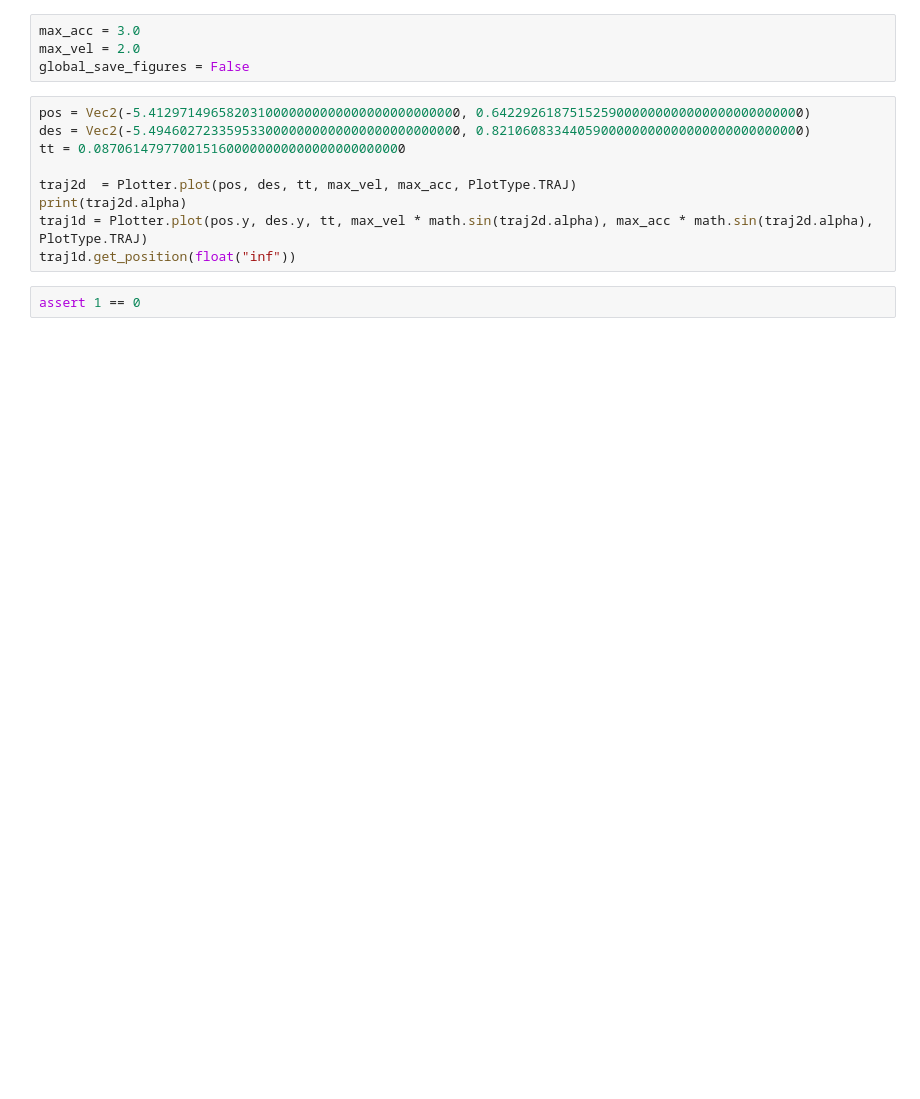
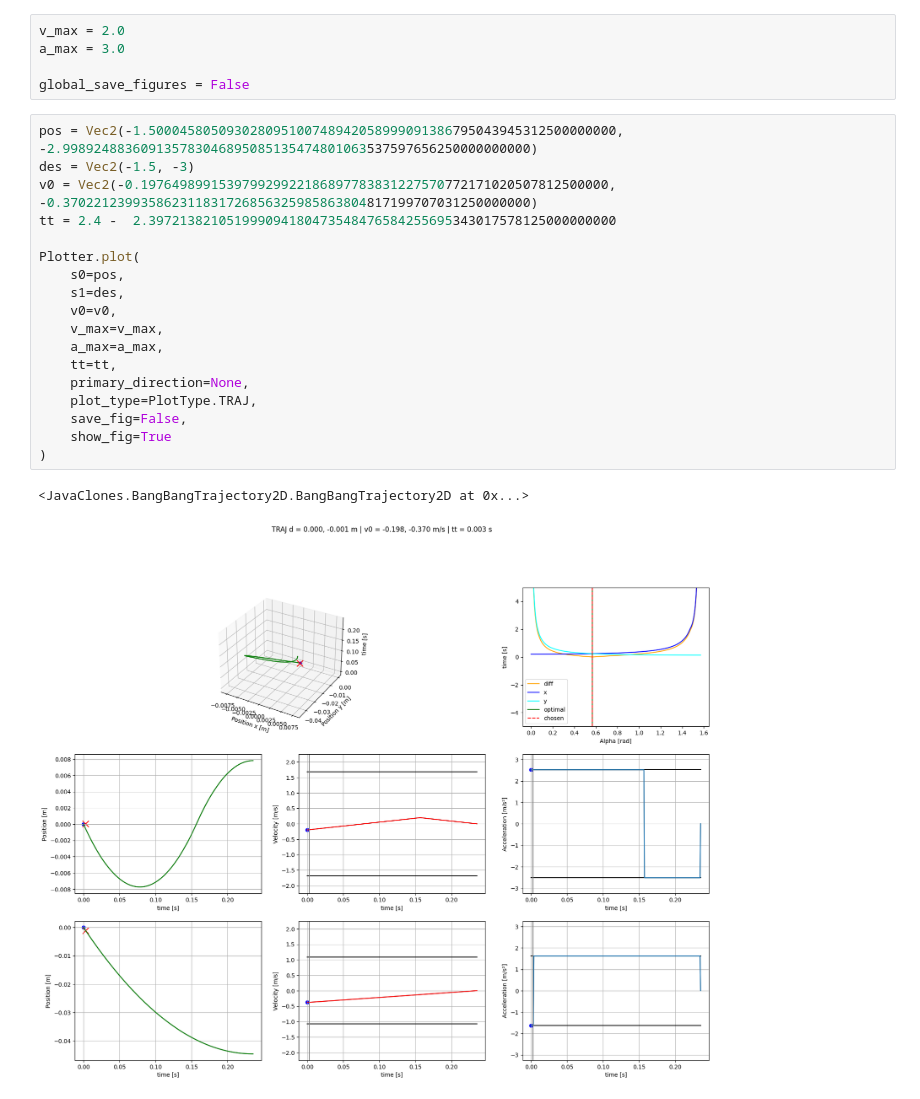
Before and after one commit to TIGERs-Mannheim/TrajectoryPlotter, a Jupyter notebook: drawTrajectories.ipynb, the cells around one changed output. Saved outputs shown, nothing was run; the diff lists cells and outputs as text; blank space fills up the shorter version.

Commit message:
Updated Plotting

```diff
--- a/drawTrajectories.ipynb
+++ b/drawTrajectories.ipynb
@@ -12,16 +14,27 @@ from traj2D import BangBangTrajectory2D
 # %%
-max_acc = 3.0
-max_vel = 2.0
+v_max = 2.0
+a_max = 3.0
+
 global_save_figures = False
-# %%
-pos = Vec2(-5.4129714965820310000000000000000000000000, 0.6422926187515259000000000000000000000000)
-des = Vec2(-5.4946027233595330000000000000000000000000, 0.8210608334405900000000000000000000000000)
-tt = 0.0870614797700151600000000000000000000000
-
-traj2d  = Plotter.plot(pos, des, tt, max_vel, max_acc, PlotType.TRAJ)
-print(traj2d.alpha)
-traj1d = Plotter.plot(pos.y, des.y, tt, max_vel * math.sin(traj2d.alpha), max_acc * math.sin(traj2d.alpha), PlotType.TRAJ)
-traj1d.get_position(float("inf"))
-# %%
-assert 1 == 0
+# %%
+pos = Vec2(-1.500045805093028095100748942058999091386795043945312500000000, -2.998924883609135783046895085135474801063537597656250000000000)
+des = Vec2(-1.5, -3)
+v0 = Vec2(-0.197649899153979929922186897783831227570772171020507812500000, -0.370221239935862311831726856325985863804817199707031250000000)
+tt = 2.4 -  2.397213821051999094180473548476584255695343017578125000000000
+
+Plotter.plot(
+    s0=pos,
+    s1=des,
+    v0=v0,
+    v_max=v_max,
+    a_max=a_max,
+    tt=tt,
+    primary_direction=None,
+    plot_type=PlotType.TRAJ,
+    save_fig=False,
+    show_fig=True
+)
+# %% [output]
+<JavaClones.BangBangTrajectory2D.BangBangTrajectory2D at 0x...>
+[figure, added]
 # %%
```
Also changed, not shown: parts of 17 cells of this notebook, 5 other files.
